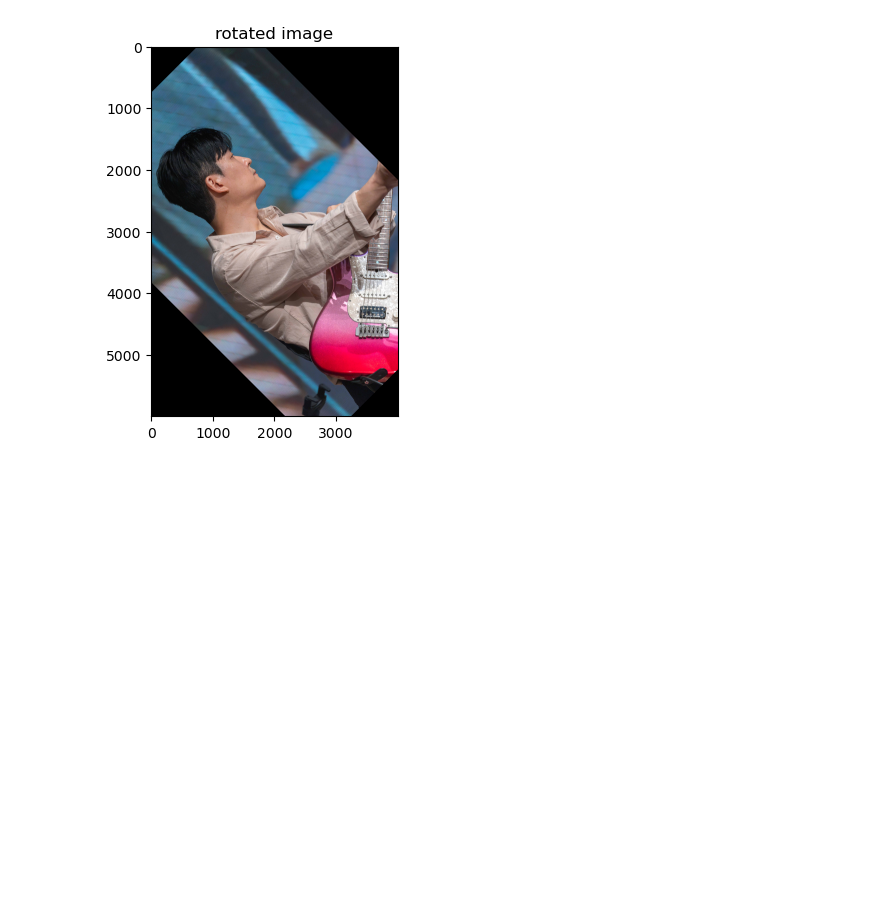
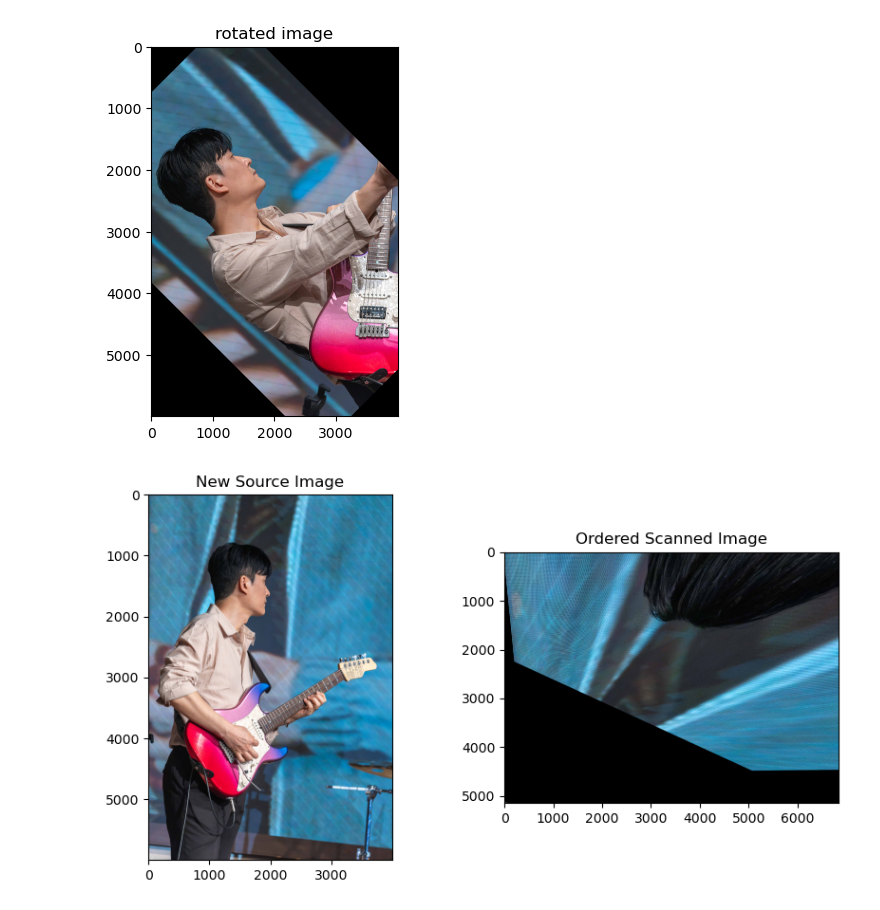
Before and after one commit to loquemedalagana/computer_vision_study1, a Jupyter notebook: affine_transfer.ipynb, the cells around one changed output. Drawn from its saved outputs; the diff is of its cells as text; code cells hidden in the pictures; blank space fills up the shorter version.

Commit message:
- learn perspective trans

```diff
--- a/affine_transfer.ipynb
+++ b/affine_transfer.ipynb
@@ -35,0 +29,30 @@ new_source_image = cv2.imread(image_path)
+# %%
+import numpy as np
+import matplotlib.pyplot as plt
+import cv2
+
+image_path = 'images/_X1A0725-Enhanced-NR.jpg'
+new_source_image = cv2.imread(image_path)
+
+ordered_corners = np.array([[10, 800], [1800, 1100], [5000, 100], [1200, 5800]], dtype='float32')
+
+ordered_width = int(max(np.linalg.norm(ordered_corners[0] - ordered_corners[1]), np.linalg.norm(ordered_corners[2] - ordered_corners[3])))
+ordered_height = int(max(np.linalg.norm(ordered_corners[0] - ordered_corners[3]), np.linalg.norm(ordered_corners[1] - ordered_corners[2])))
+
+ordered_rect_corners = np.array([[0, 0], [ordered_width, 0], [ordered_width, ordered_height], [0, ordered_height]], dtype='float32')
+
+ordered_scan_matrix = cv2.getPerspectiveTransform(ordered_corners, ordered_rect_corners)
+
+ordered_scanned_image = cv2.warpPerspective(new_source_image, ordered_scan_matrix, (ordered_width, ordered_height))
+
+plt.figure(figsize=(10, 5))
+plt.subplot(1, 2, 1)
+plt.title("New Source Image")
+plt.imshow(cv2.cvtColor(new_source_image, cv2.COLOR_BGR2RGB))
+plt.subplot(1, 2, 2)
+
+plt.title("Ordered Scanned Image")
+plt.imshow(cv2.cvtColor(ordered_scanned_image, cv2.COLOR_BGR2RGB))
+plt.show()
+# %% [output]
+[figure, added]
```
Also changed, not shown: parts of 1 cell of this notebook, 33 other files.
